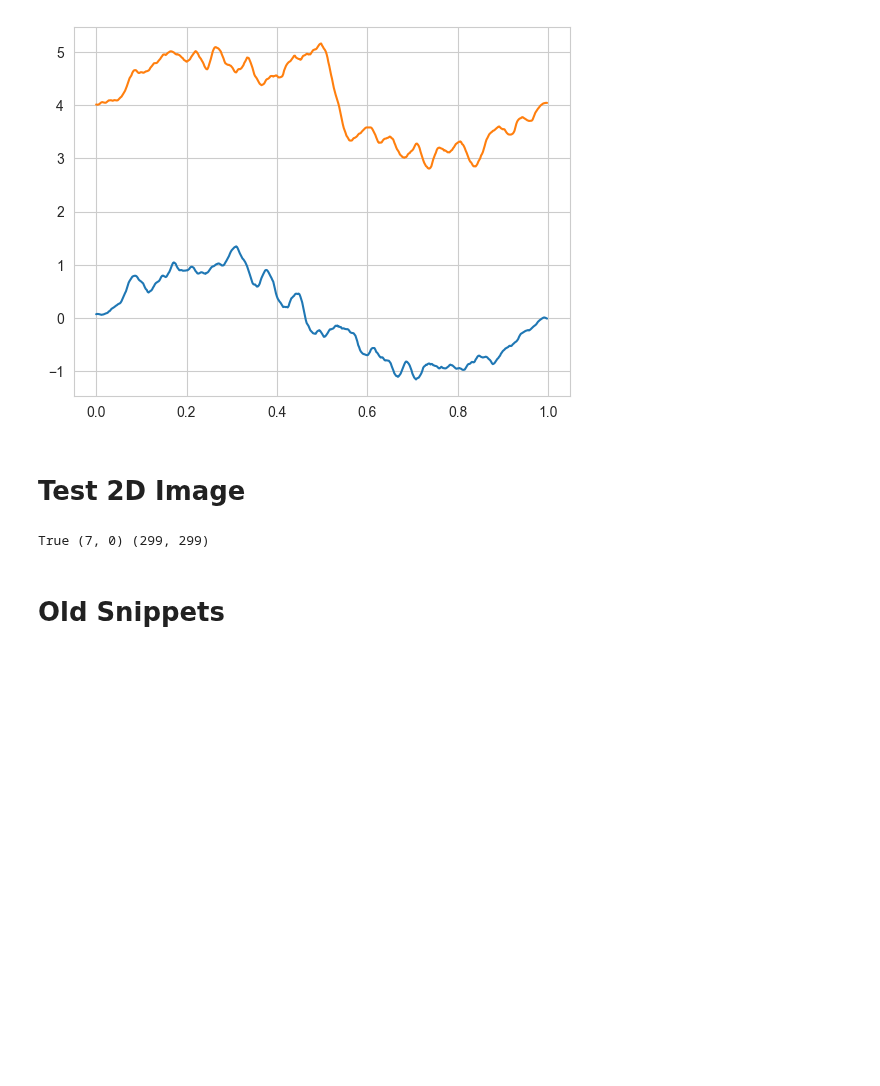
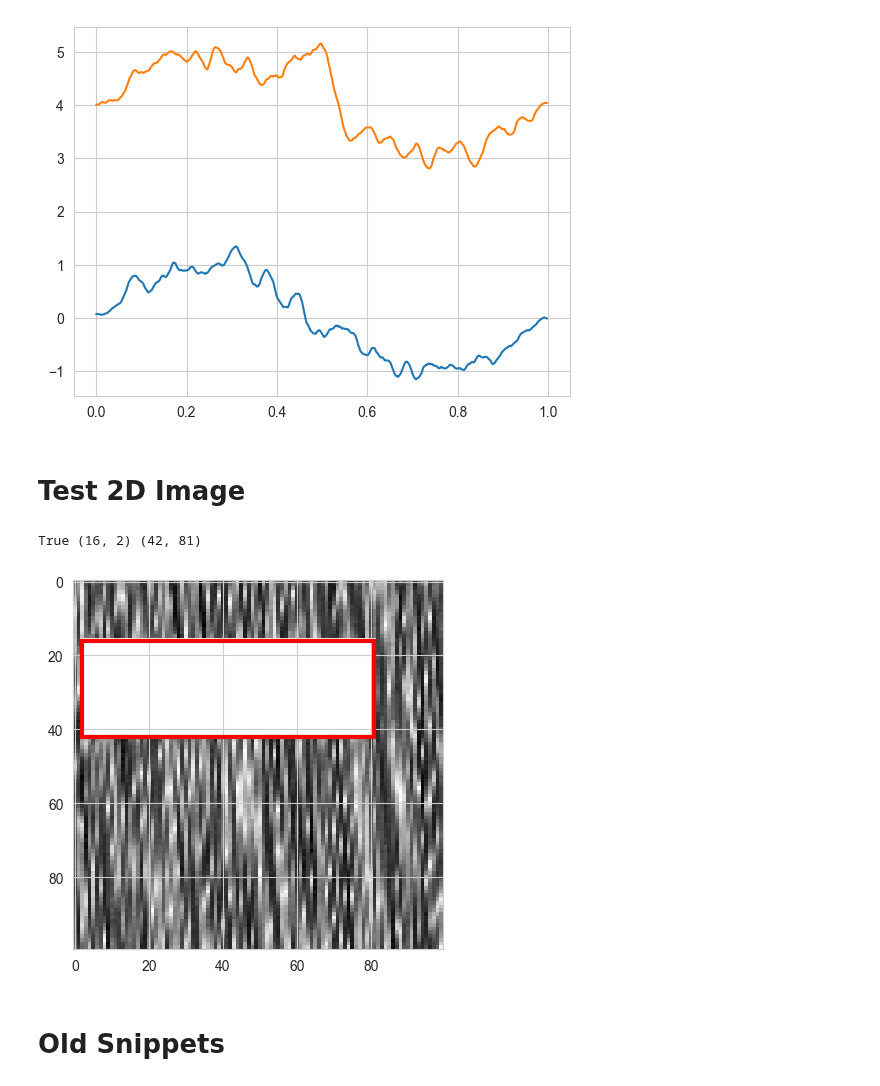
Before and after one commit to JonasEmrich/Wild-Bootstrap-Tests, a Jupyter notebook: wild_bootstrap.ipynb, the cells around one changed output. Saved outputs shown, nothing was run; the diff lists cells and outputs as text; code cells hidden in the pictures; blank space fills up the shorter version.

Commit message:
Add plotting defect area function and crop images

```diff
--- a/wild_bootstrap.ipynb
+++ b/wild_bootstrap.ipynb
@@ -148,14 +148,18 @@ plt.show()
 [figure]
 # %% [markdown]
 # Test 2D Image
+# %%
+folders = ["no_defect_images", "defect_images"]
+X,X_hat = load_images(folders, target_size=(100, 100))
+y = X_hat[1]
 # %%
-folders = ["no_defect_images", "defect_images"]
-X,X_hat = load_images(folders, target_size=(300, 300))
 BS = Bootstrap(method="wild", kernel_function="bartlett_priestley_kernel")
-defect, minpoint, maxpoint =BS.test_image(X[0],X_hat[2], B = 50, h= 0.02, g = 0.04)
+defect, minpoint, maxpoint =BS.test_image(X[0],y, B = 50, h= 0.02, g = 0.04)
 print(defect, minpoint, maxpoint)
+plot_defect_area(y, minpoint, maxpoint)
 # %% [output]
-True (7, 0) (299, 299)
+True (16, 2) (42, 81)
+[figure, added]
 # %% [markdown]
 # Old Snippets
 # %%
```
Also changed, not shown: 5 other files.
